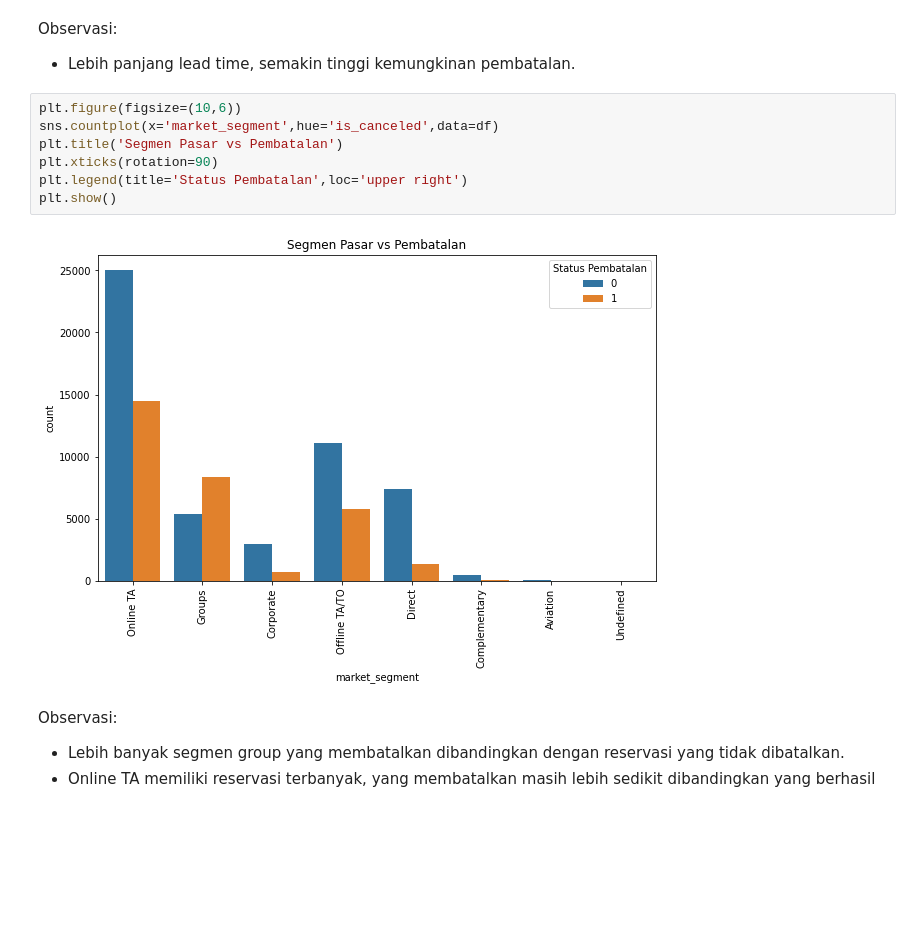
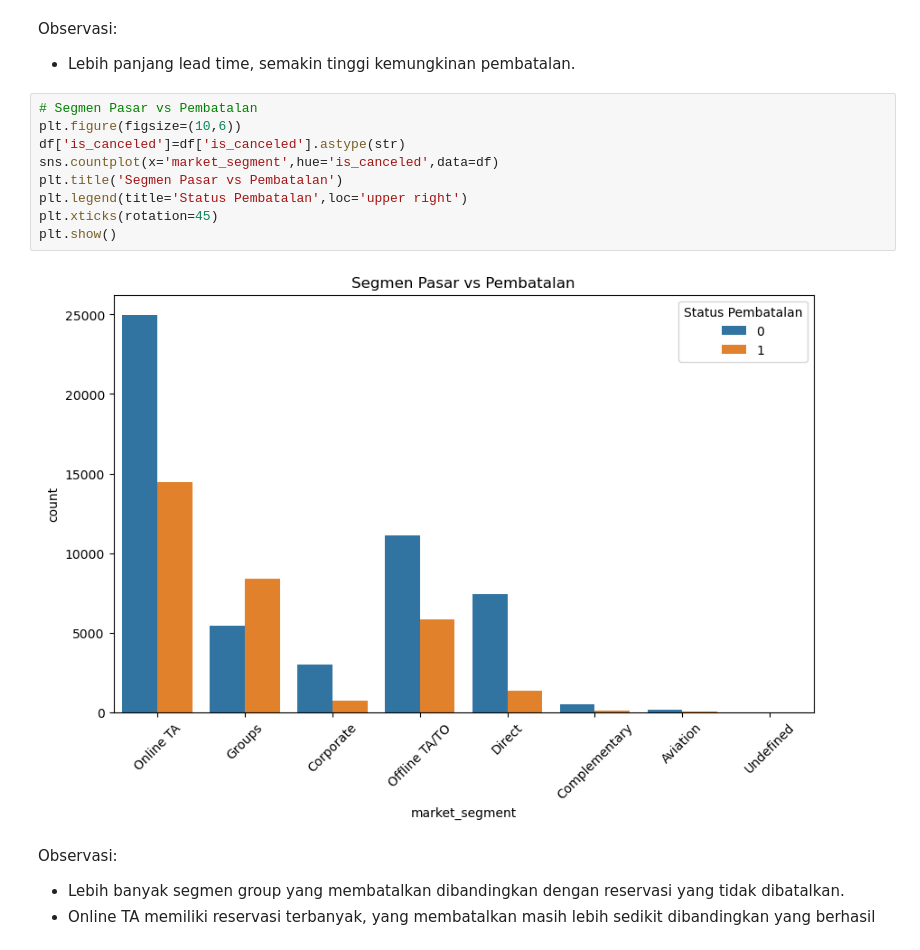
Before and after one commit to tiyasanin1/hotel-booking-analysis, a Jupyter notebook: notebooks/code.ipynb, the cells around one changed output. Saved outputs shown, nothing was run; the diff lists cells and outputs as text; blank space fills up the shorter version.

```diff
--- a/notebooks/code.ipynb
+++ b/notebooks/code.ipynb
@@ -191,14 +219,16 @@ plt.show()
 Observasi:
 - Lebih panjang lead time, semakin tinggi kemungkinan pembatalan.
 # %%
+# Segmen Pasar vs Pembatalan
 plt.figure(figsize=(10,6))
+df['is_canceled']=df['is_canceled'].astype(str)
 sns.countplot(x='market_segment',hue='is_canceled',data=df)
 plt.title('Segmen Pasar vs Pembatalan')
-plt.xticks(rotation=90)
 plt.legend(title='Status Pembatalan',loc='upper right')
+plt.xticks(rotation=45)
 plt.show()
 # %% [output]
-[figure, old version]
+[figure, new version]
 # %% [markdown]
 Observasi:
 - Lebih banyak segmen group yang membatalkan dibandingkan dengan reservasi yang tidak dibatalkan.
```
Also changed, not shown: parts of 17 cells of this notebook, 1 other file.
